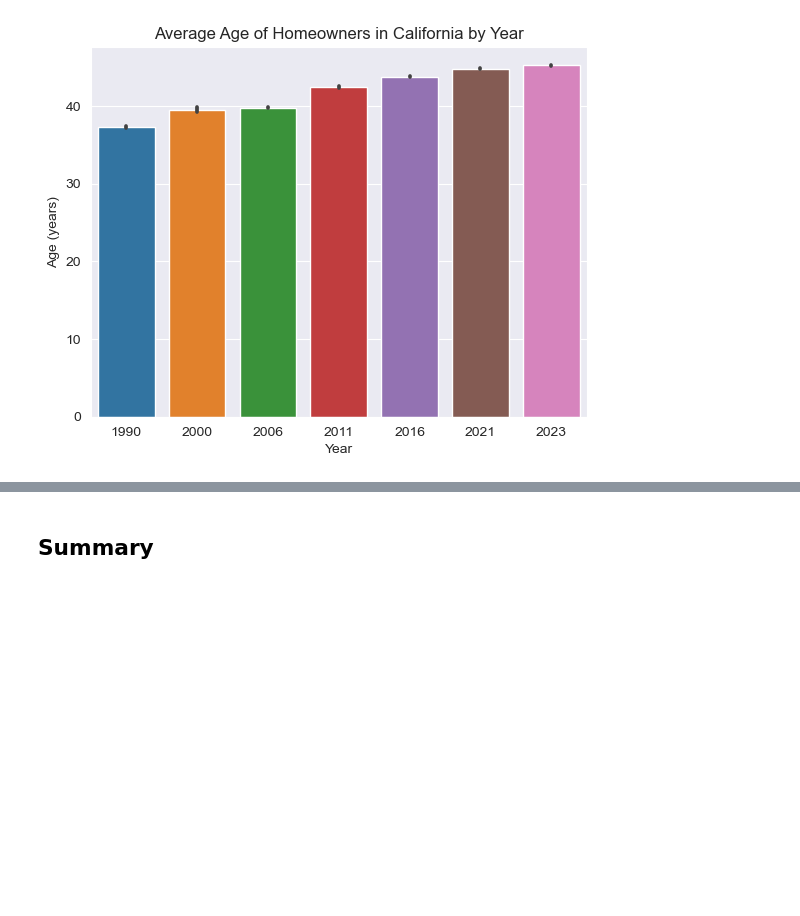
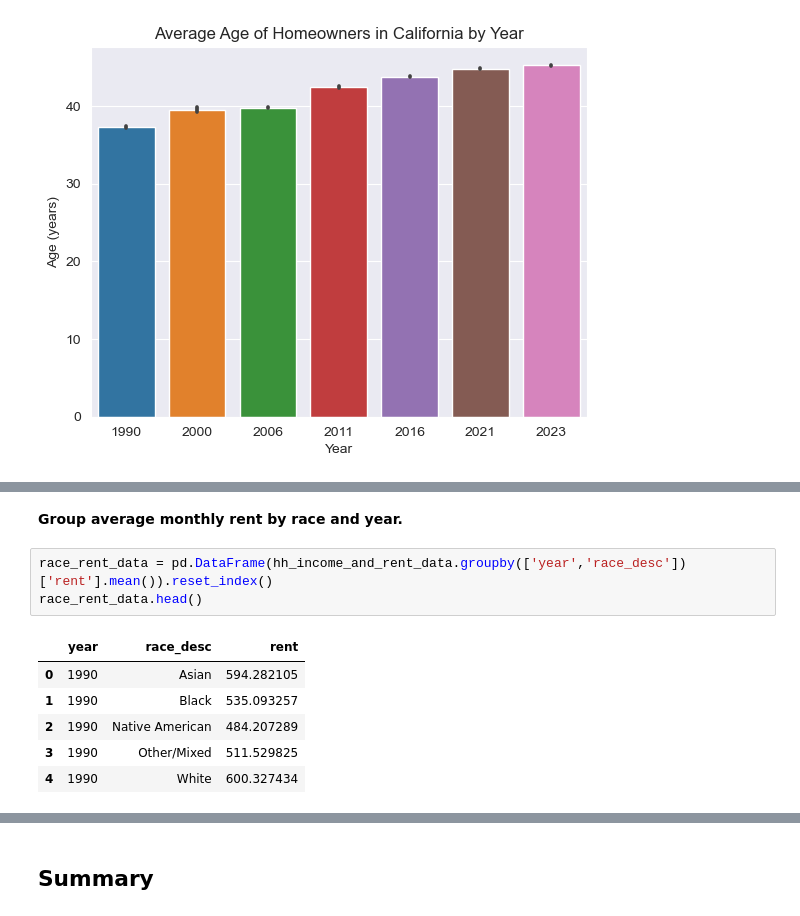
Before and after one commit to dpc43/Data271Project, a Jupyter notebook: Final_Project_Main_HC.ipynb, the cells around one changed output, grey strips where cells are left out. Saved outputs shown, nothing was run; the diff lists cells and outputs as text; blank space fills up the shorter version.

```diff
--- a/Final_Project_Main_HC.ipynb
+++ b/Final_Project_Main_HC.ipynb
@@ -1087,0 +1132,12 @@ plt.show()
+# %% [markdown]
+**Group average monthly rent by race and year.**
+# %%
+race_rent_data = pd.DataFrame(hh_income_and_rent_data.groupby(['year','race_desc'])['rent'].mean()).reset_index()
+race_rent_data.head()
+# %% [output]
+|  | year | race_desc | rent |
+| 0 | 1990 | Asian | 594.282105 |
+| 1 | 1990 | Black | 535.093257 |
+| 2 | 1990 | Native American | 484.207289 |
+| 3 | 1990 | Other/Mixed | 511.529825 |
+| 4 | 1990 | White | 600.327434 |
```
Also changed, not shown: parts of 10 cells of this notebook.
